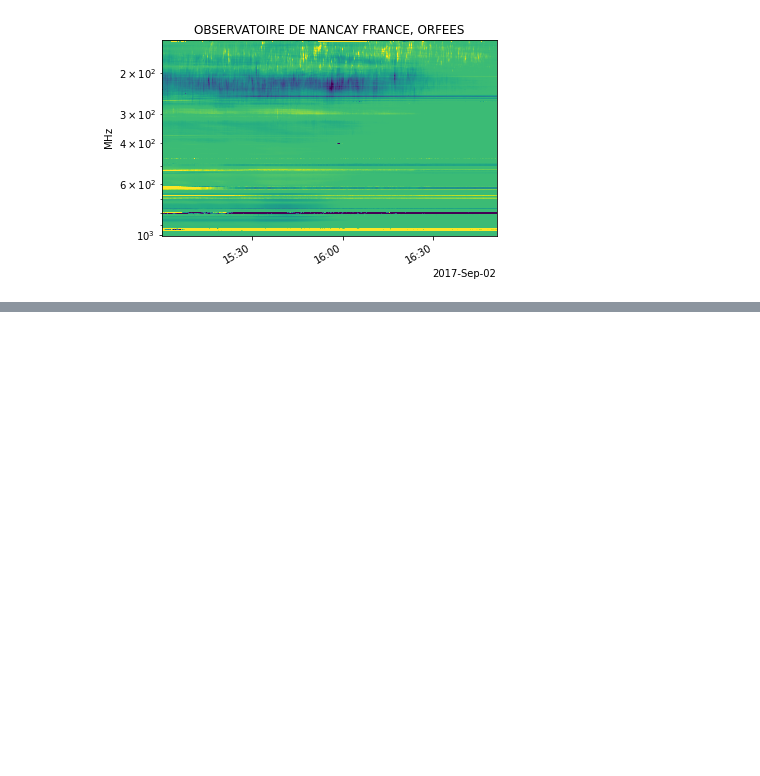
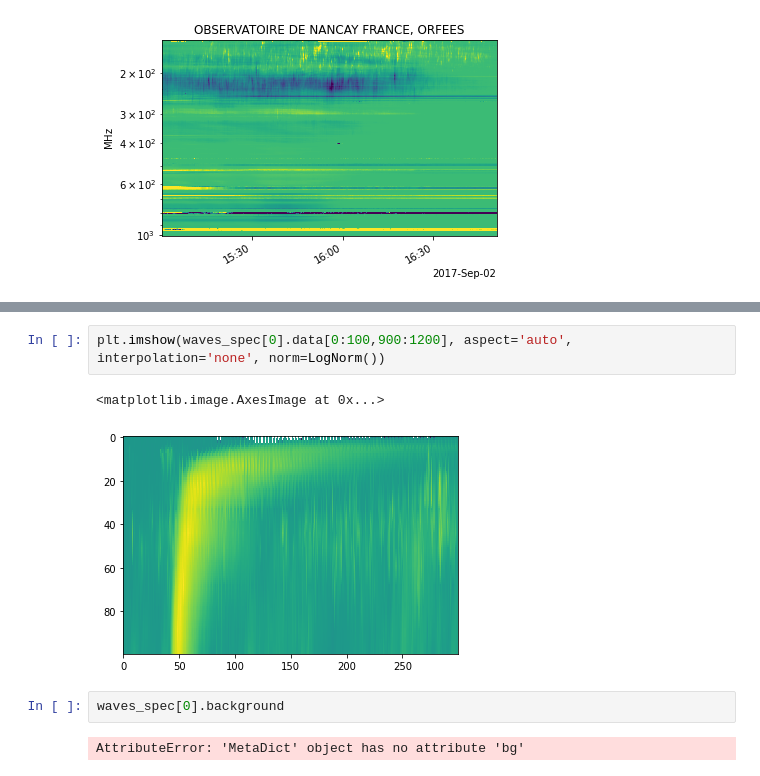
Before and after one commit to TCDSolar/STELLAR_SSW_tutorials, a Jupyter notebook: day2_radio_session/Radiospectra Demo.ipynb, the cells around one changed output, grey strips where cells are left out. Saved outputs shown, nothing was run; the diff lists cells and outputs as text; blank space fills up the shorter version.

```diff
--- a/day2_radio_session/Radiospectra Demo.ipynb
+++ b/day2_radio_session/Radiospectra Demo.ipynb
@@ -327,0 +417,9 @@ axes[1].set_xlim(datetime(2017, 9, 2, 15), datetime(2017, 9, 2, 18))
+# %%
+plt.imshow(waves_spec[0].data[0:100,900:1200], aspect='auto', interpolation='none', norm=LogNorm())
+# %% [output]
+<matplotlib.image.AxesImage at 0x...>
+[figure, added]
+# %%
+waves_spec[0].background
+# %% [output]
+AttributeError: 'MetaDict' object has no attribute 'bg'
```
Also changed, not shown: parts of 43 cells of this notebook.
